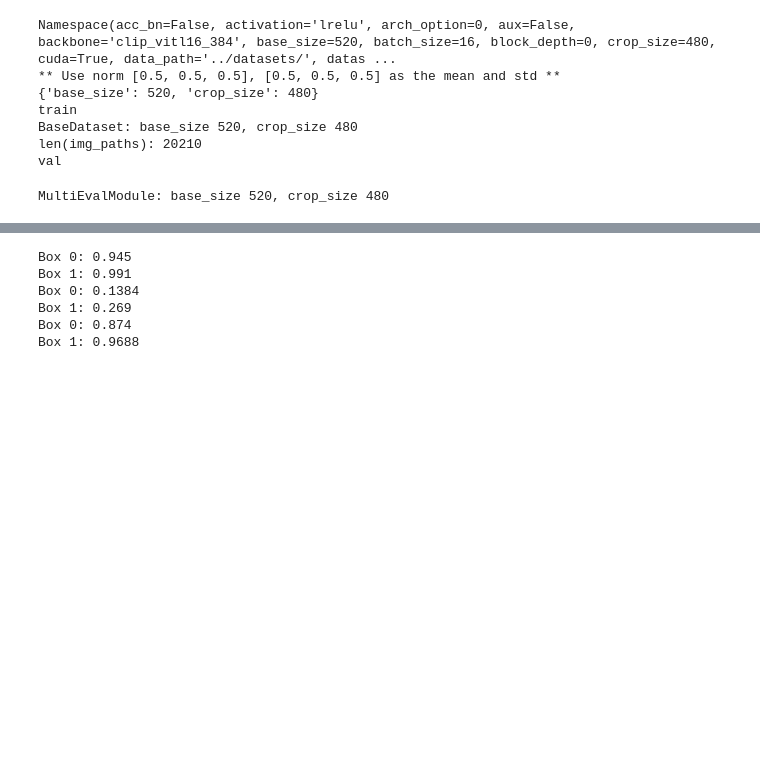
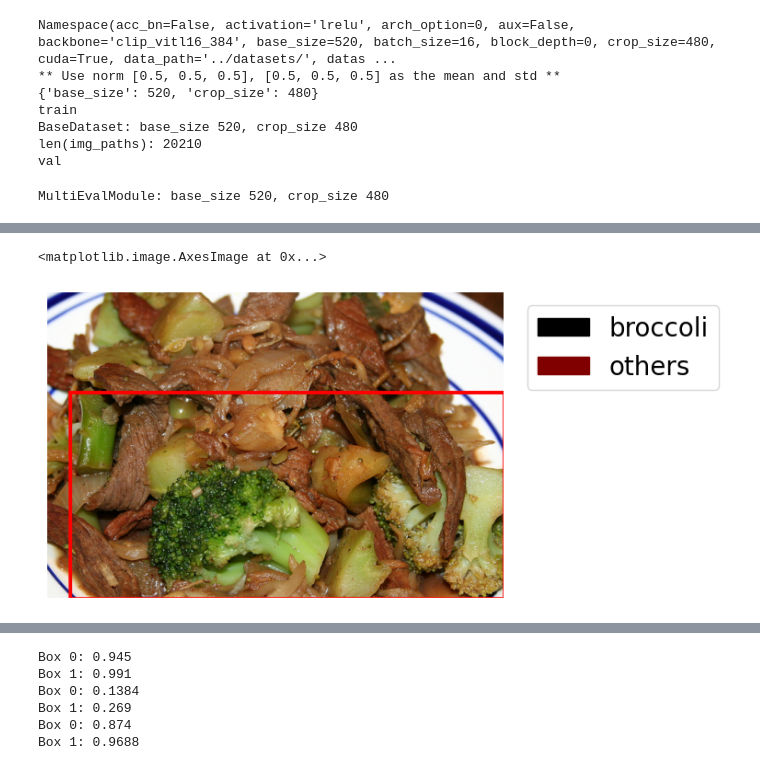
Before and after one commit to zixinglin07/instance-lseg, a Jupyter notebook: project_refcoco.ipynb, the cells around one changed output, grey strips where cells are left out. Cells and saved outputs as stored; diff of their text form; code cells hidden in the pictures; blank space fills up the shorter version.

```diff
--- a/project_refcoco.ipynb
+++ b/project_refcoco.ipynb
@@ -749 +749,21 @@ plt.imshow(seg)
+# %%
+
+#Show results of bounding boxes
+from PIL import Image, ImageDraw
+#get bbox
+rgba_cols = palette_to_rgba(new_palette)
+bboxes, segmaps = process_segmap(rgba_cols,seg)
+
+img_copy = img.copy()
+topLeft = (bboxes[0][0],bboxes[0][1])
+bottomRight = (bboxes[0][2],bboxes[0][3])
+img1 = ImageDraw.Draw(img_copy)
+#rect_color = getHexColor(rgba_cols[i])
+draw_rectangle(img1, (topLeft,bottomRight),color = "red", width=5)
+plt.legend(handles=patches, loc='upper right', bbox_to_anchor=(1.5, 1), prop={'size': 20})
+plt.axis('off')
+plt.imshow(img_copy)
+# %% [output]
+<matplotlib.image.AxesImage at 0x...>
+[figure, added]
 # %%
```
Also changed, not shown: parts of 3 cells of this notebook, 9 other files.
